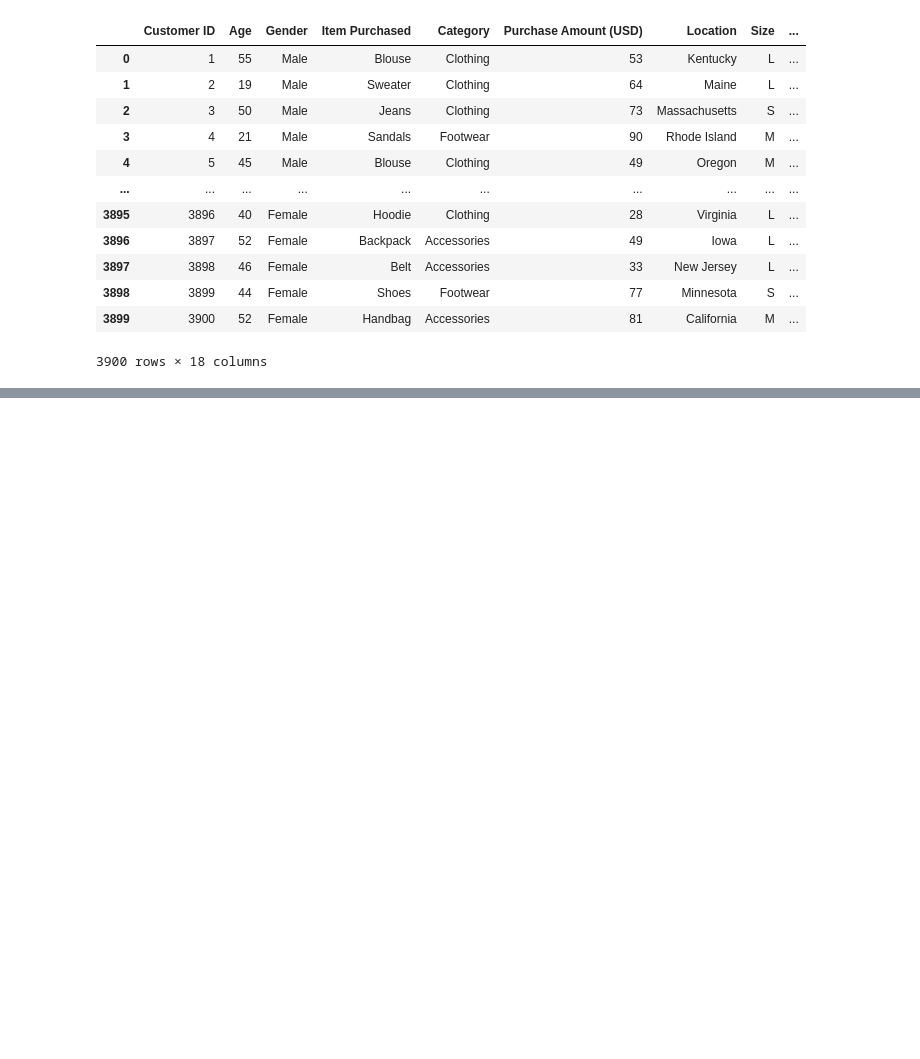
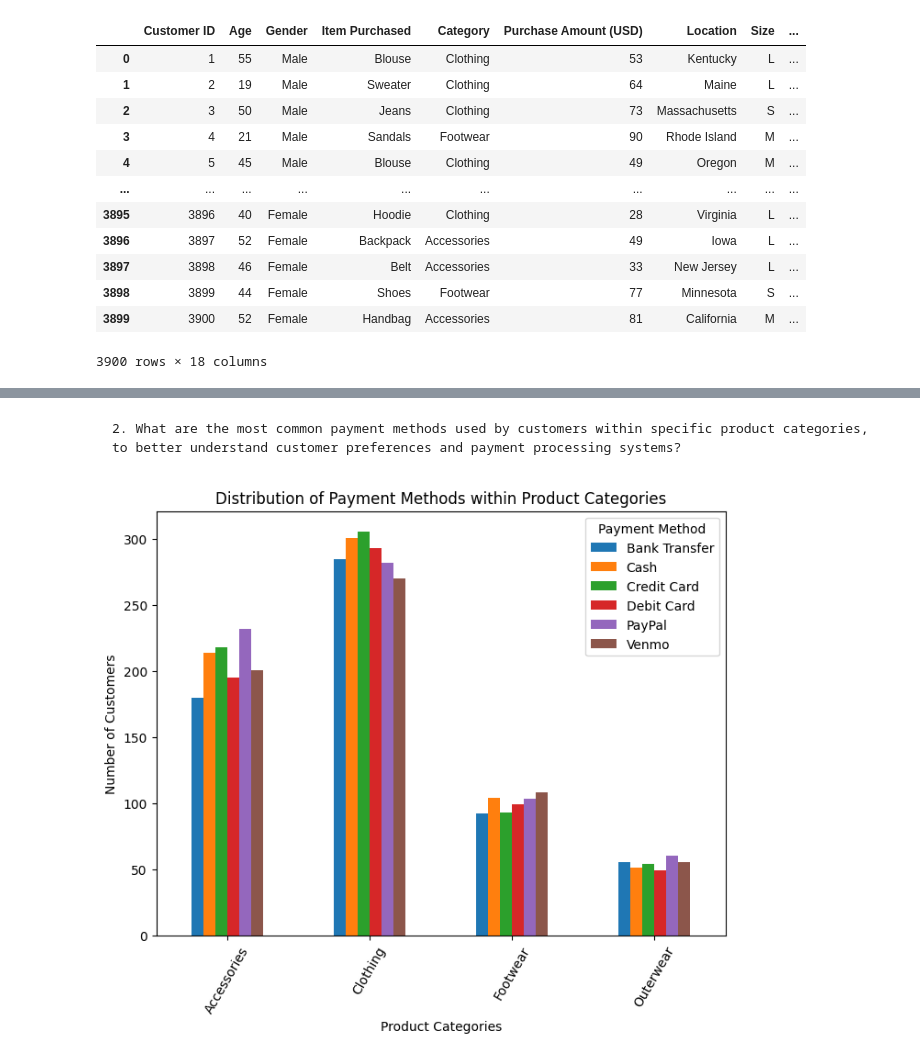
Before and after one commit to KaiSteamCenter/Unit-2-Python, a Jupyter notebook: shoptrends.ipynb, the cells around one changed output, grey strips where cells are left out. Drawn from its saved outputs; the diff is of its cells as text; code cells hidden in the pictures; blank space fills up the shorter version.

````diff
--- a/shoptrends.ipynb
+++ b/shoptrends.ipynb
@@ -20,0 +38,15 @@ df
+# %% [markdown]
+```
+2. What are the most common payment methods used by customers within specific product categories, to better understand customer preferences and payment processing systems?
+```
+# %%
+catpayments = df.groupby(['Category', 'Payment Method']).size().unstack()
+
+catpayments.plot(kind='bar', figsize=(8, 6), rot=60)
+plt.xlabel('Product Categories')
+plt.ylabel('Number of Customers')
+plt.title('Distribution of Payment Methods within Product Categories')
+plt.legend(title='Payment Method')
+plt.show()
+# %% [output]
+[figure, added]
````
Also changed, not shown: parts of 3 cells of this notebook.
